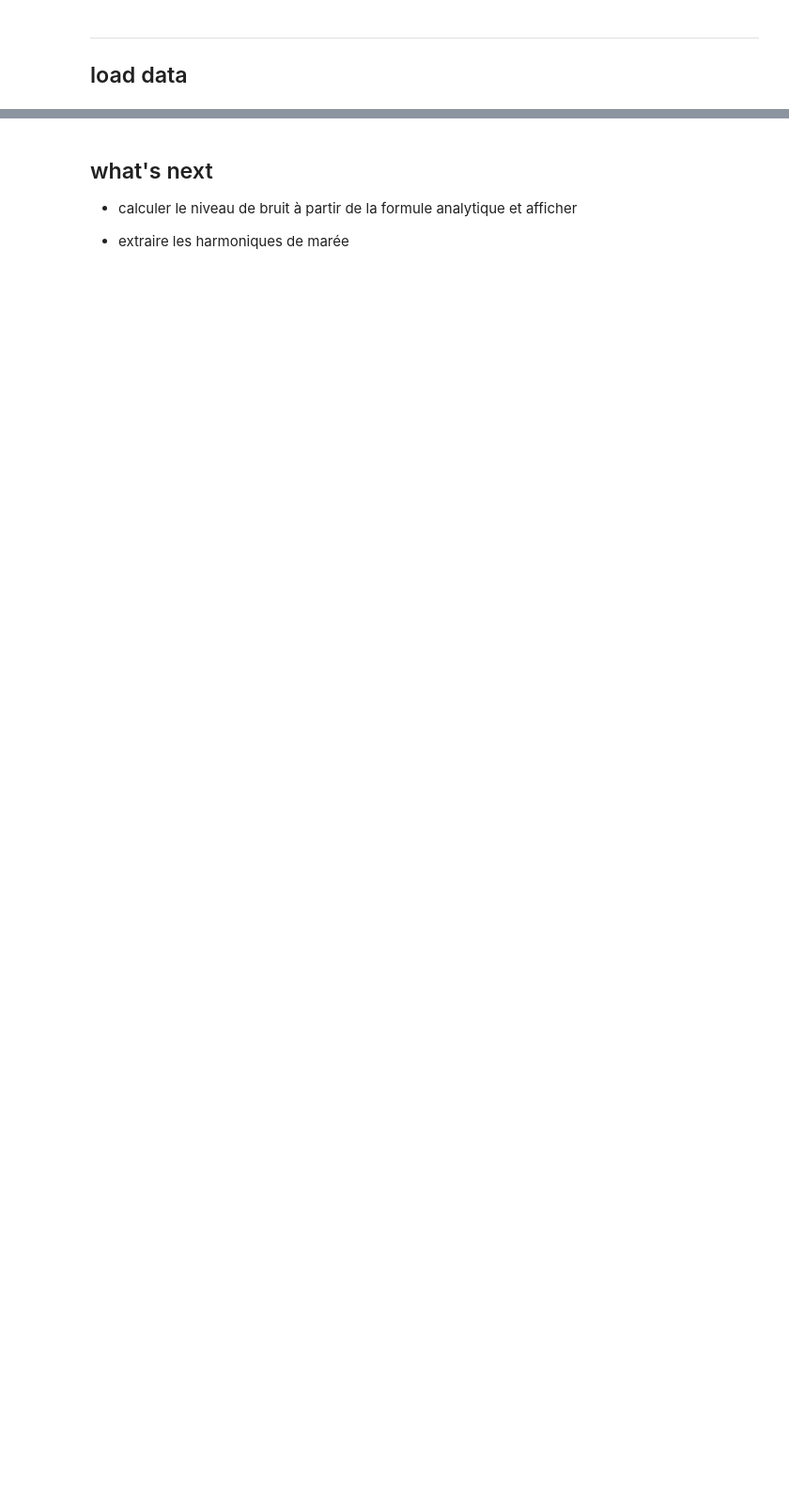
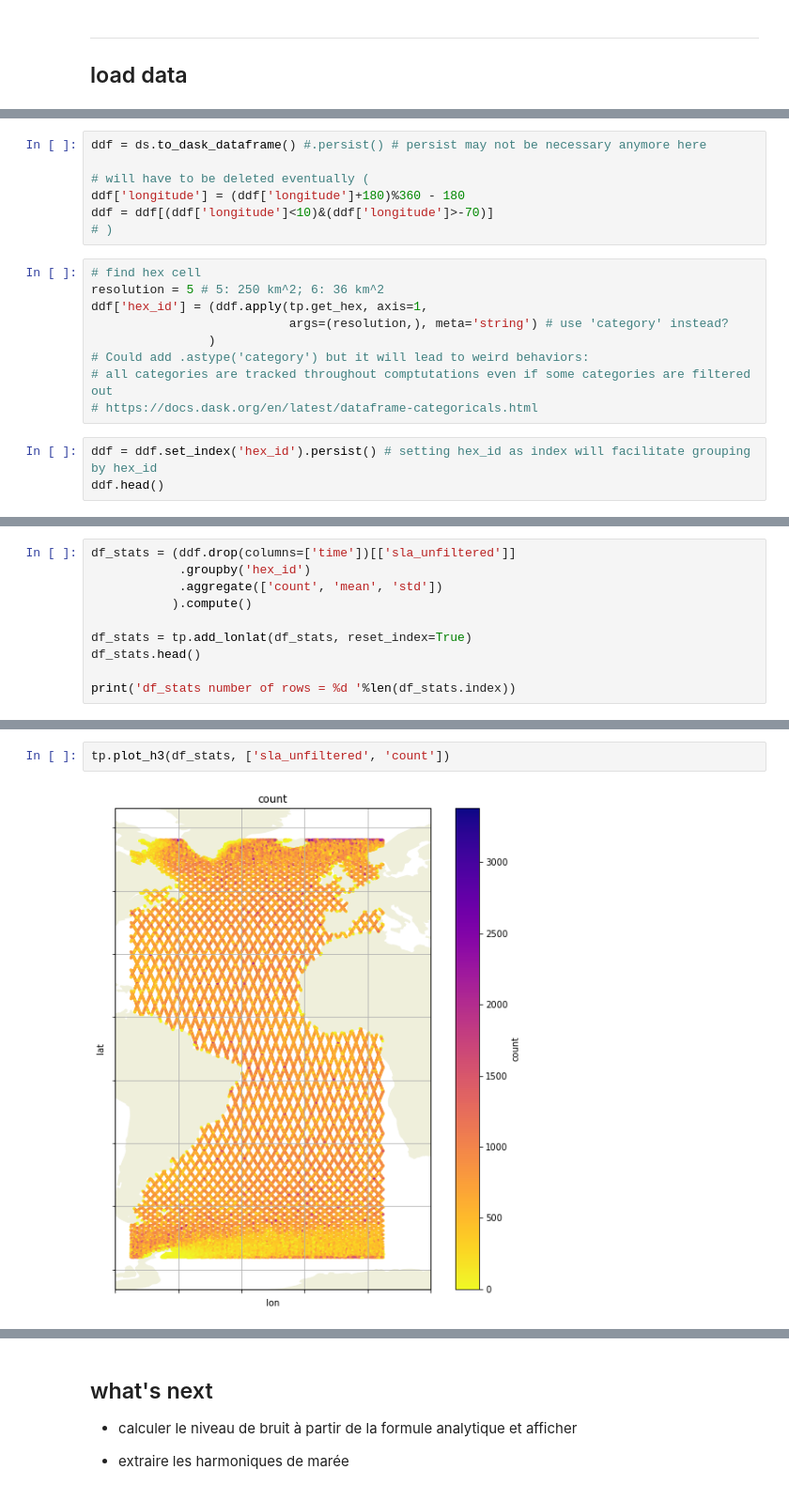
Before and after one commit to apatlpo/itide_ops, a Jupyter notebook: tipe_2019/altimetry.ipynb, the cells around one changed output, grey strips where cells are left out. Shown at 94% size. Drawn from its saved outputs; the diff is of its cells as text; blank space fills up the shorter version.

```diff
--- a/tipe_2019/altimetry.ipynb
+++ b/tipe_2019/altimetry.ipynb
@@ -196,0 +94,19 @@ plot(np.sqrt(sla2_mean-sla_mean**2))
+# %%
+ddf = ds.to_dask_dataframe() #.persist() # persist may not be necessary anymore here
+
+# will have to be deleted eventually (
+ddf['longitude'] = (ddf['longitude']+180)%360 - 180
+ddf = ddf[(ddf['longitude']<10)&(ddf['longitude']>-70)]
+# )
+# %%
+# find hex cell
+resolution = 5 # 5: 250 km^2; 6: 36 km^2
+ddf['hex_id'] = (ddf.apply(tp.get_hex, axis=1,
+                           args=(resolution,), meta='string') # use 'category' instead?
+                )
+# Could add .astype('category') but it will lead to weird behaviors:
+# all categories are tracked throughout comptutations even if some categories are filtered out
+# https://docs.dask.org/en/latest/dataframe-categoricals.html
+# %%
+ddf = ddf.set_index('hex_id').persist() # setting hex_id as index will facilitate grouping by hex_id
+ddf.head()
@@ -196,0 +123,10 @@ plot(np.sqrt(sla2_mean-sla_mean**2))
+# %%
+df_stats = (ddf.drop(columns=['time'])[['sla_unfiltered']]
+            .groupby('hex_id')
+            .aggregate(['count', 'mean', 'std'])
+           ).compute()
+
+df_stats = tp.add_lonlat(df_stats, reset_index=True)
+df_stats.head()
+
+print('df_stats number of rows = %d '%len(df_stats.index))
@@ -196,0 +135,4 @@ plot(np.sqrt(sla2_mean-sla_mean**2))
+# %%
+tp.plot_h3(df_stats, ['sla_unfiltered', 'count'])
+# %% [output]
+[figure, added]
```
Also changed, not shown: parts of 54 cells of this notebook, 4 other files.
